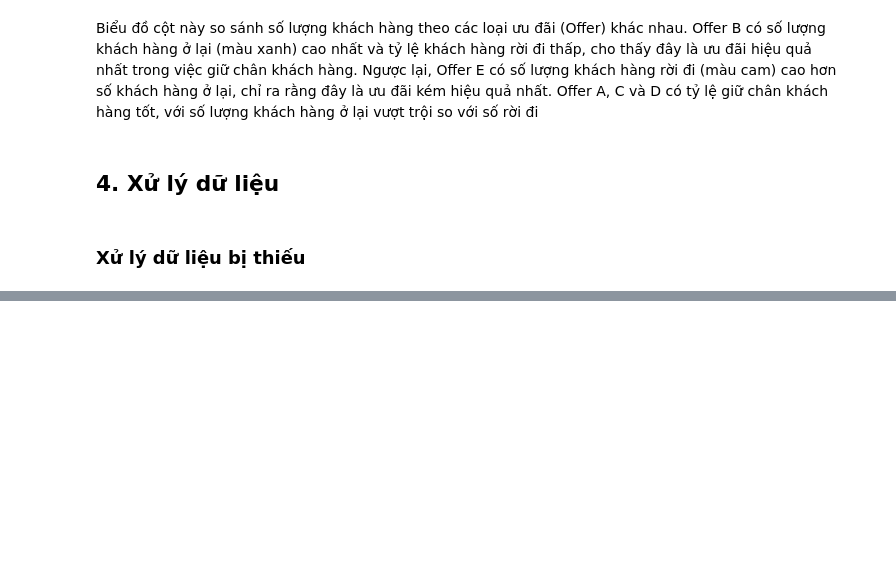
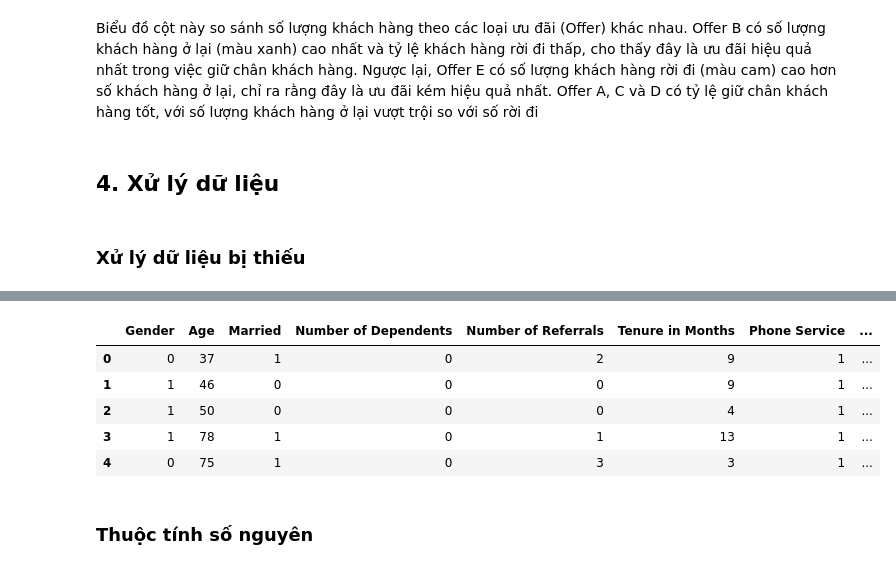
Before and after one commit to cognaiger9/DataMining, a Jupyter notebook: project.ipynb, the cells around one changed output, grey strips where cells are left out. Saved outputs shown, nothing was run; the diff lists cells and outputs as text; code cells hidden in the pictures; blank space fills up the shorter version.

```diff
--- a/project.ipynb
+++ b/project.ipynb
@@ -435,0 +359,11 @@ columns_to_onehot = ['Offer', 'Internet Type', 'Contract', 'Payment Method', 'Ch
+# %%
+x_train_raw.head()
+# %% [output]
+|  | Gender | Age | Married | Number of Dependents | Number of Referrals | Tenure in Months | Phone Service | ... |
+| 0 | 0 | 37 | 1 | 0 | 2 | 9 | 1 | ... |
+| 1 | 1 | 46 | 0 | 0 | 0 | 9 | 1 | ... |
+| 2 | 1 | 50 | 0 | 0 | 0 | 4 | 1 | ... |
+| 3 | 1 | 78 | 1 | 0 | 1 | 13 | 1 | ... |
+| 4 | 0 | 75 | 1 | 0 | 3 | 3 | 1 | ... |
+# %% [markdown]
+### Thuộc tính số nguyên
```
Also changed, not shown: parts of 38 cells of this notebook.
